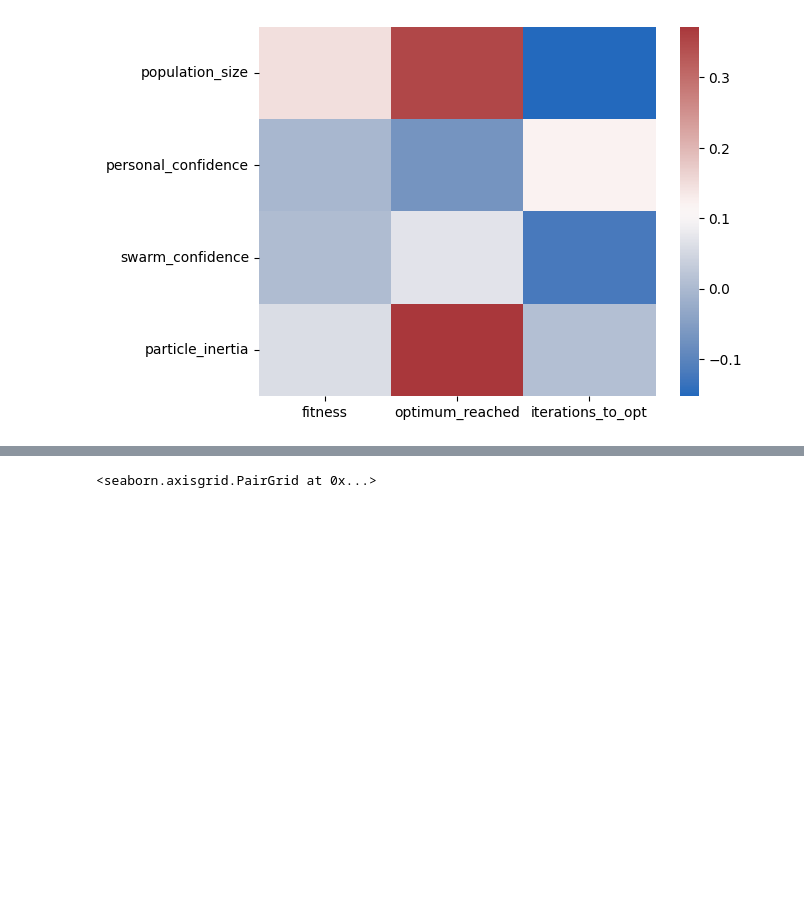
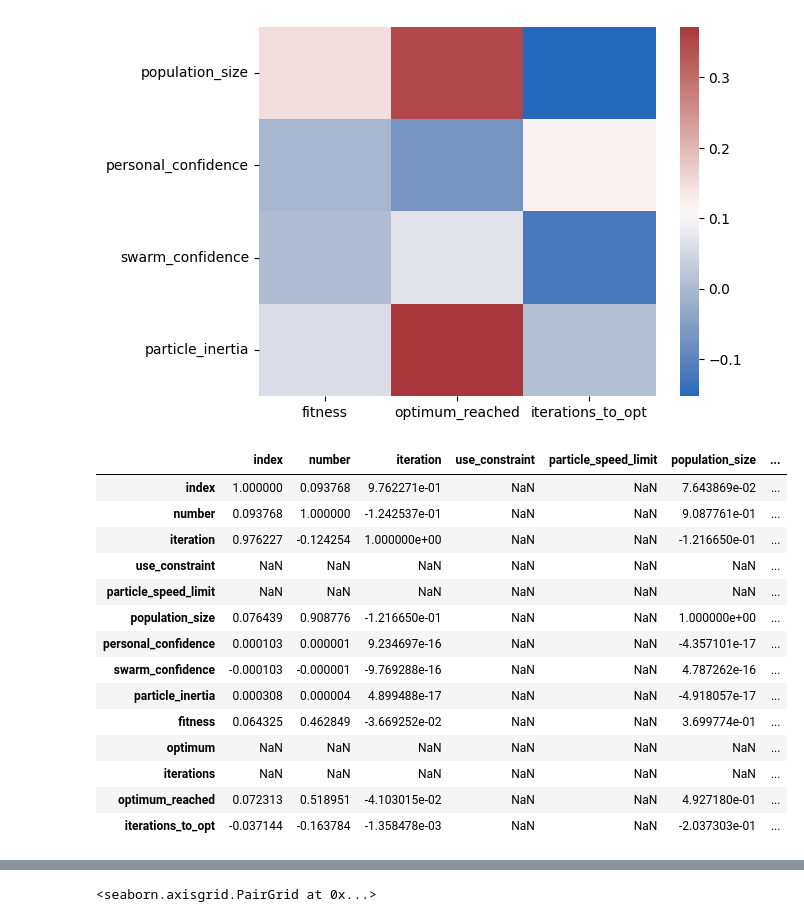
Before and after one commit to MarkusKiesel93/Self-Organizing_Systems, a Jupyter notebook: exercise_2/evaluation_laurenz.ipynb, the cells around one changed output, grey strips where cells are left out. Saved outputs shown, nothing was run; the diff lists cells and outputs as text; code cells hidden in the pictures; blank space fills up the shorter version.

```diff
--- a/exercise_2/evaluation_laurenz.ipynb
+++ b/exercise_2/evaluation_laurenz.ipynb
@@ -273,3 +306,21 @@ ax = sb.heatmap(df_full.drop(columns=["use_constraint", "iterations", "iteration
 ax.get_figure().savefig("./plots/correlation.pdf", bbox_inches='tight')
 # %% [output]
 [figure]
+# %%
+df_full.reset_index()[df_full.reset_index().use_constraint].drop(columns=["fitness_function", "constraint", "constraint_handling_method"]).astype(np.float64).corr()
+# %% [output]
+|  | index | number | iteration | use_constraint | particle_speed_limit | population_size | ... |
+| index | 1.000000 | 0.093768 | 9.762271e-01 | NaN | NaN | 7.643869e-02 | ... |
+| number | 0.093768 | 1.000000 | -1.242537e-01 | NaN | NaN | 9.087761e-01 | ... |
+| iteration | 0.976227 | -0.124254 | 1.000000e+00 | NaN | NaN | -1.216650e-01 | ... |
+| use_constraint | NaN | NaN | NaN | NaN | NaN | NaN | ... |
+| particle_speed_limit | NaN | NaN | NaN | NaN | NaN | NaN | ... |
+| population_size | 0.076439 | 0.908776 | -1.216650e-01 | NaN | NaN | 1.000000e+00 | ... |
+| personal_confidence | 0.000103 | 0.000001 | 9.234697e-16 | NaN | NaN | -4.357101e-17 | ... |
+| swarm_confidence | -0.000103 | -0.000001 | -9.769288e-16 | NaN | NaN | 4.787262e-16 | ... |
+| particle_inertia | 0.000308 | 0.000004 | 4.899488e-17 | NaN | NaN | -4.918057e-17 | ... |
+| fitness | 0.064325 | 0.462849 | -3.669252e-02 | NaN | NaN | 3.699774e-01 | ... |
+| optimum | NaN | NaN | NaN | NaN | NaN | NaN | ... |
+| iterations | NaN | NaN | NaN | NaN | NaN | NaN | ... |
+| optimum_reached | 0.072313 | 0.518951 | -4.103015e-02 | NaN | NaN | 4.927180e-01 | ... |
+| iterations_to_opt | -0.037144 | -0.163784 | -1.358478e-03 | NaN | NaN | -2.037303e-01 | ... |
```
Also changed, not shown: parts of 8 cells of this notebook.
